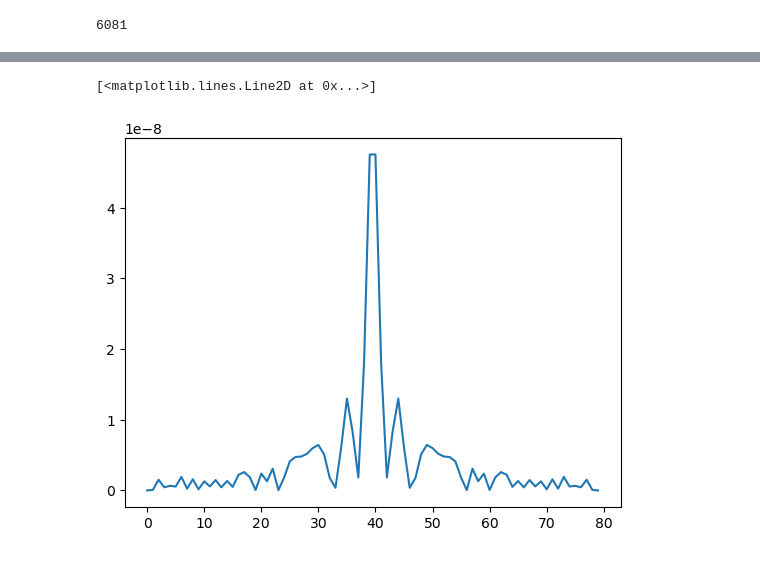
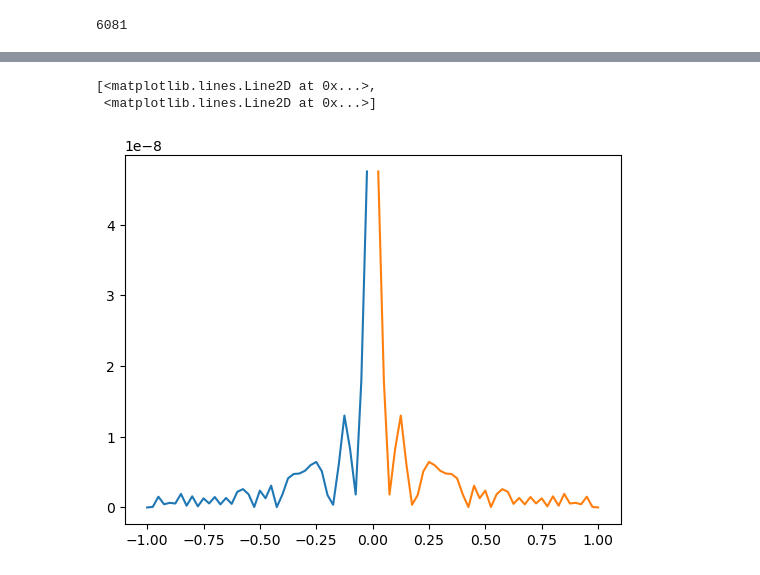
Before and after one commit to osamarais/qiskit_iterative_solver, a Jupyter notebook: qiskit_QSP_script.ipynb, the cells around one changed output, grey strips where cells are left out. Drawn from its saved outputs; the diff is of its cells as text; code cells hidden in the pictures.

```diff
--- a/qiskit_QSP_script.ipynb
+++ b/qiskit_QSP_script.ipynb
@@ -18,16 +35,19 @@ For unitary block-encoding requirement, ||A||<=1
 # %%
-# DON'T FORGET TO NORMALIZE A!!!!
+# # DON'T FORGET TO NORMALIZE A!!!!
 
-# A = np.array([[1, 0, 0],[-1, 1, 0],[0, -1, 1]])/2
+# # A = np.array([[1, 0, 0],[-1, 1, 0],[0, -1, 1]])/2
 step = 0.025
-# x = np.diag(np.concatenate( (np.arange(-1,0,step),np.arange(step,1+step,step)) ) )
-x = np.diag(np.concatenate( (np.arange(1,0,-step),-np.arange(-step,-1-step,-step)) ) )
-# x = np.diag(np.arange(step,1+step,step))
-# x = np.diag([1,0.5])
-# x = np.diag(np.arange(1,0,-step))
+x = np.diag(np.concatenate( (np.arange(-1,0,step),np.arange(step,1+step,step)) ) )
+# x = np.diag(np.concatenate( (np.arange(1,0,-step),-np.arange(-step,-1-step,-step)) ) )
+# # x = np.diag(np.arange(step,1+step,step))
+# # x = np.diag([1,0.5])
+# # x = np.diag(np.arange(1,0,-step))
+
 A = x
+
+
+# A = np.eye(8)
+
 
 A = np.array(A)
 A_inv = np.linalg.inv(A)
-
-print(A)
@@ -42,11 +54,15 @@ print(A)
+# %%
+A_shape = np.shape(A)
 # %%
 # Hermitian Dilation
 # Only if A is not Hermitian
+HD = False
 if np.any(A != A.conj().T):
     A = np.block([
         [np.zeros(np.shape(A)),A],
         [A.conj().T,np.zeros(np.shape(A))]
     ])
+    HD = True
 # %%
 A
 # %% [output]
@@ -328,9 +428,10 @@ array([ 1.        ,  1.02564103,  1.05263158,  1.08108108,  1.11111111,
 # %%
-error = np.abs(np.diag(A_inv)-(np.diag(QSP_matrix.real)[0:int(len(np.diag(np.diag(QSP_matrix.real)))/4)]/np.diag(QSP_matrix.real)[0])[0:80])
-plt.plot(error)
+error = np.abs(np.diag(A_inv)-np.diag(QSP_matrix.real)[0:A_shape[0]]/ abs(QSP_matrix.real[0,0]))
+plt.plot(np.diag(A)[0:int(len(error)/2)],error[0:int(len(error)/2)],np.diag(A)[int(len(error)/2):len(error)],error[int(len(error)/2):len(error)])
 # %% [output]
-[<matplotlib.lines.Line2D at 0x...>]
+[<matplotlib.lines.Line2D at 0x...>,
+ <matplotlib.lines.Line2D at 0x...>]
-[figure, old version]
+[figure, new version]
 # %%
 N = int(QSP_matrix.shape[0]/(m+1)**2)
 P_A = np.real(QSP_matrix[0:N,0:N])
```
Also changed, not shown: parts of 30 cells of this notebook, 3 other files.
